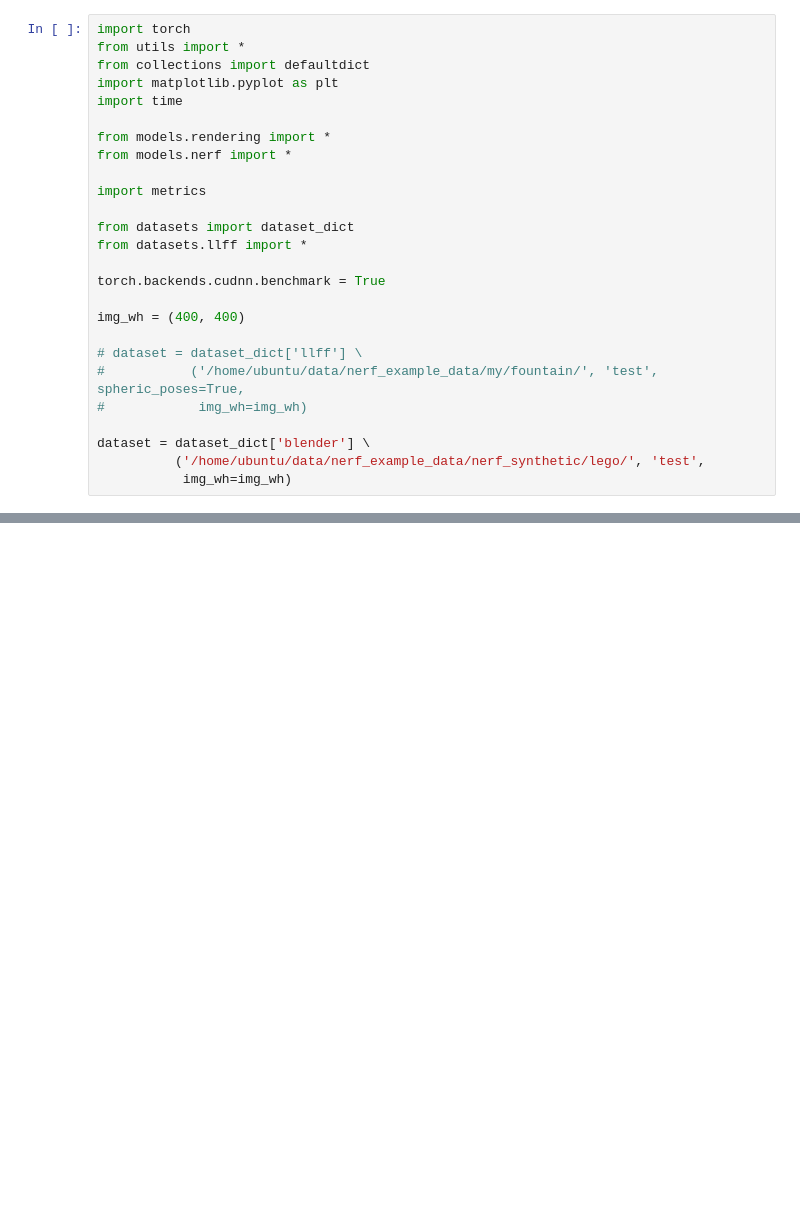
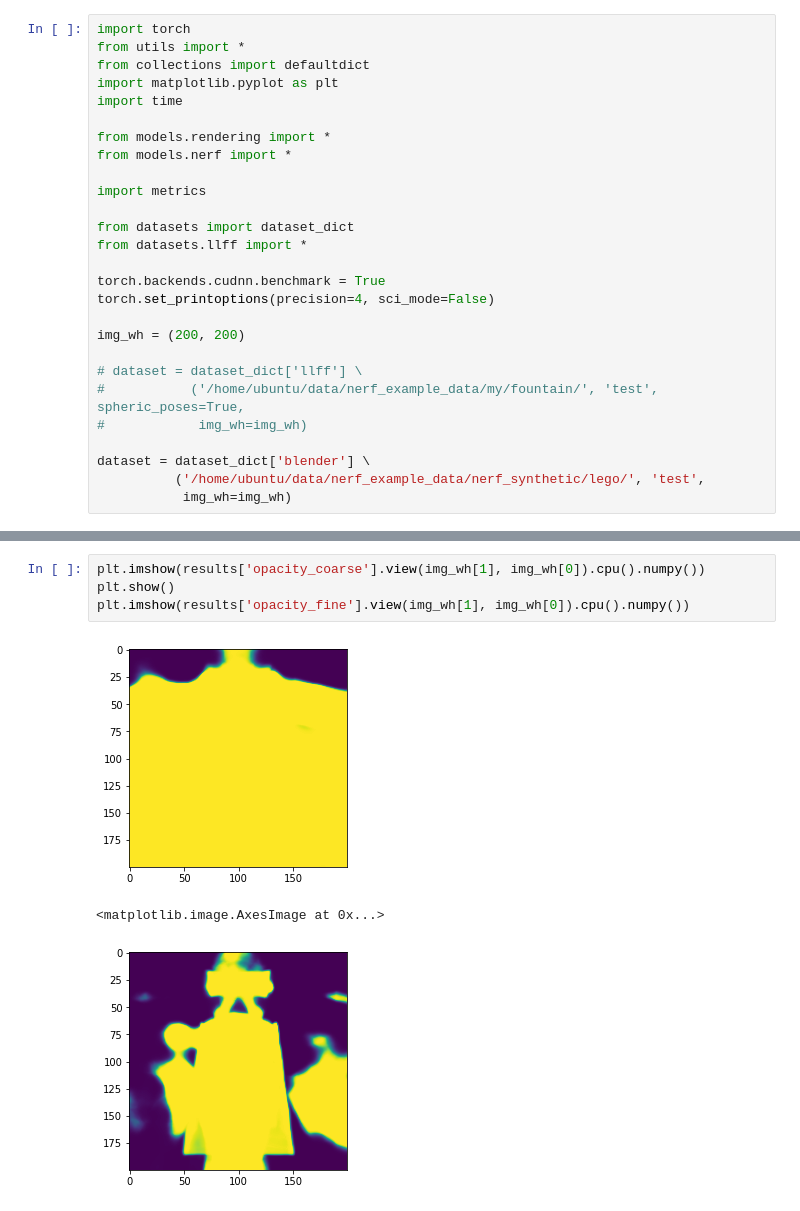
Before and after one commit to kwea123/nerf_pl, a Jupyter notebook: test.ipynb, the cells around one changed output, grey strips where cells are left out. Saved outputs shown, nothing was run; the diff lists cells and outputs as text; blank space fills up the shorter version.

```diff
--- a/test.ipynb
+++ b/test.ipynb
@@ -14,8 +14,9 @@ from datasets import dataset_dict
 from datasets.llff import *
 
 torch.backends.cudnn.benchmark = True
+torch.set_printoptions(precision=4, sci_mode=False)
 
-img_wh = (400, 400)
+img_wh = (200, 200)
 
 # dataset = dataset_dict['llff'] \
 #           ('/home/ubuntu/data/nerf_example_data/my/fountain/', 'test', spheric_poses=True,
@@ -90,0 +95,8 @@ print(time.time()-t)
+# %%
+plt.imshow(results['opacity_coarse'].view(img_wh[1], img_wh[0]).cpu().numpy())
+plt.show()
+plt.imshow(results['opacity_fine'].view(img_wh[1], img_wh[0]).cpu().numpy())
+# %% [output]
+[figure, added]
+<matplotlib.image.AxesImage at 0x...>
+[figure, added]
```
Also changed, not shown: parts of 8 cells of this notebook, 6 other files.
